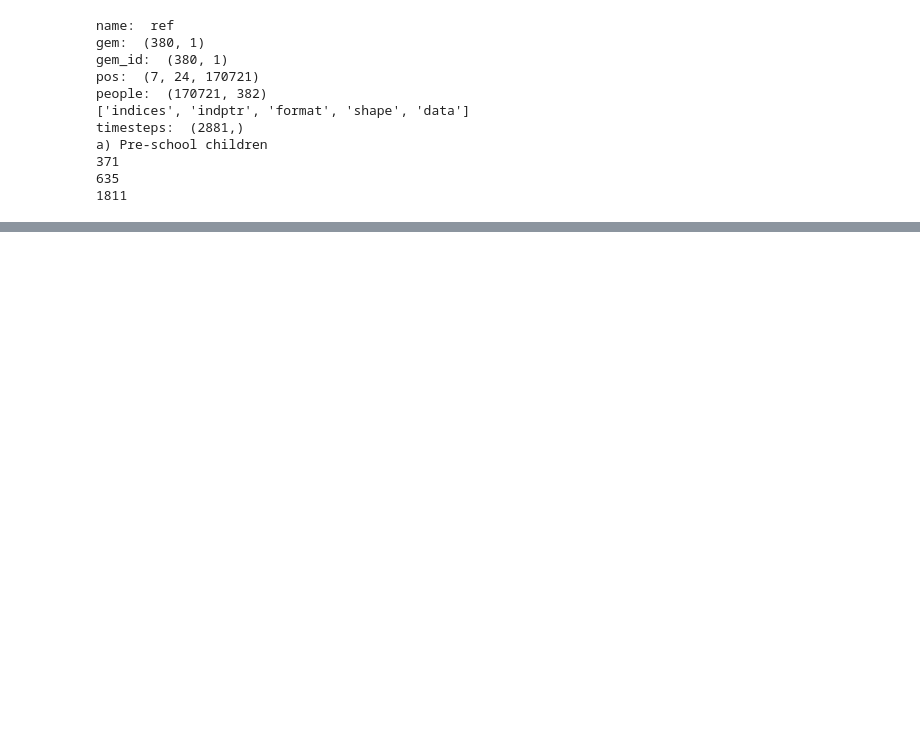
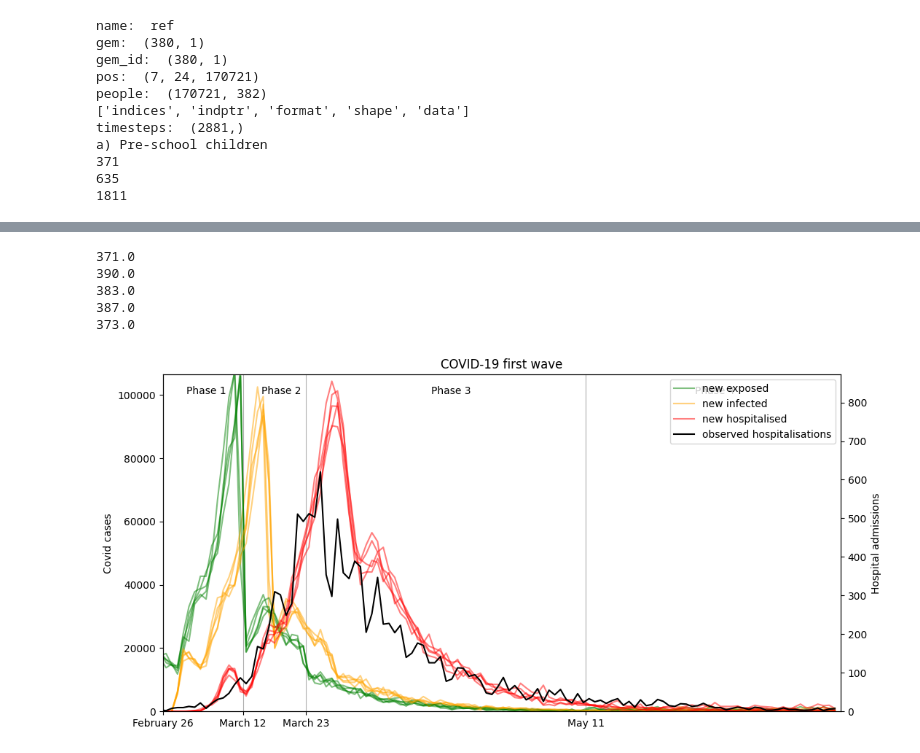
Before and after one commit to larsdekwant/covid-gravity-model, a Jupyter notebook: analysis.ipynb, the cells around one changed output, grey strips where cells are left out. Saved outputs shown, nothing was run; the diff lists cells and outputs as text; code cells hidden in the pictures; blank space fills up the shorter version.

```diff
--- a/analysis.ipynb
+++ b/analysis.ipynb
@@ -289,3 +296,69 @@ plt.show()
+# %%
+import matplotlib.pyplot as plt
+
+# Recreates figure 2(a) of the paper
+avg_ref_data = [data for data in avg_data_points if data.name=='ref'][0]
+
+fig, ax1 = plt.subplots(figsize=(12, 6))
+ax2 = ax1.twinx()
+
+plt.title('COVID-19 first wave')
+plt.xlabel('time (h)')
+
+ax1.set_ylabel('Covid cases')
+ax2.set_ylabel('Hospital admissions')
+
+#Get starts of phases
+phase2 = np.argmax(avg_ref_data.phases[0]==2)
+phase3 = np.argmax(avg_ref_data.phases[0]==3)
+phase4 = np.argmax(avg_ref_data.phases[0]==4) # might be 0 if model ran for too little days, dont include in 'phases' list in that case
+phase1 = phase2 - 14 * 24 # feb 27th is 14 days before march 12th
+
+phases = [phase1, phase2, phase3, phase4]
+
+x_max = timesteps
+plt.xlim(phase1, x_max)
+y1_max = np.max(avg_ref_data.new_exposed)
+y2_max = np.max(avg_ref_data.hospital)
+ax1.set_ylim([0, y1_max * 1.1])
+ax2.set_ylim([0, y2_max * 1.1])
+
+lines = []
+time_range_daily = np.arange(0, x_max, 24)
+for run in [data for data in data_points if data.name=='ref']:
+    print(run.timestep)
+    ln1 = ax1.plot(time_range_daily, np.sum(run.new_exposed.reshape(-1,24),axis=1), label='new exposed', color='green', alpha=0.5)
+    ln2 = ax1.plot(time_range_daily, np.sum(run.new_infected.reshape(-1,24),axis=1), label='new infected', color='orange', alpha=0.5)
+    ln3 = ax2.plot(time_range_daily, np.sum(run.hospital.reshape(-1,24),axis=1), label='new hospitalised', color='red', alpha=0.5)
+    lines = ln1 + ln2 + ln3
+ln4 = ax2.plot(time_range_daily, daily_addmisions[:120], label='observed hospitalisations', color='black')
+lines = lines + ln4
+
+# Print phase labels on top of graph
+phase_labels = ['Phase 1', 'Phase 2', 'Phase 3', 'Phase 4']
+phase_label_pos = np.array([phase2 /2, (phase3+phase2) / 2, (phase4+phase3) / 2, (x_max+phase4) / 2]) / x_max
+for label, pos in zip(phase_labels, phase_label_pos):
+    ax1.text(pos, 0.95, label, transform=ax1.transAxes,
+         ha='center', va='center', fontsize=10)
+
+# Compute phase date
+march12 = pd.to_datetime('2022-03-12')
+date_p1 = march12 + pd.DateOffset(hours= -int(phase2-phase1))
+date_p3 = march12 + pd.DateOffset(hours=  int(phase3-phase2))
+date_p4 = march12 + pd.DateOffset(hours=  int(phase4-phase2))
+
+# Print specific date labels on x-axis
+ax1.grid(axis='x')
+ax1.set_xticks(phases, map(lambda dt: dt.strftime('%B %d'), [date_p1, march12, date_p3, date_p4]))
+ax1.legend(lines, [l.get_label() for l in lines])
+plt.show()
+# %% [output]
+371.0
+390.0
+383.0
+387.0
+373.0
+[figure, added]
 # %%
 # Recreates figure 3(a) of the paper
 
```
Also changed, not shown: parts of 7 cells of this notebook.
